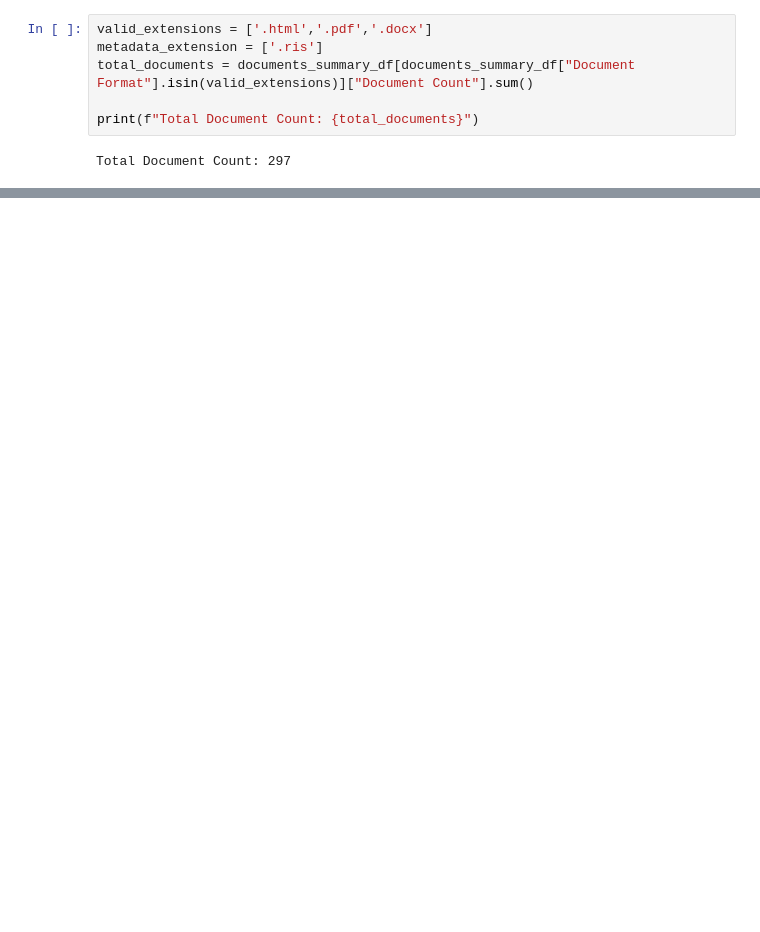
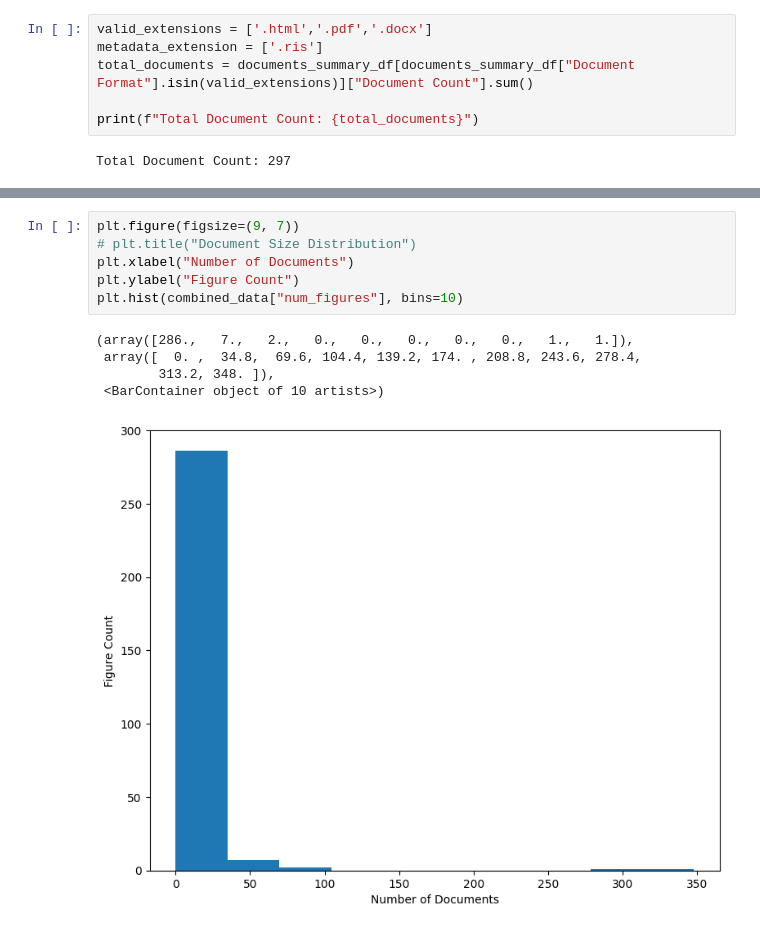
Before and after one commit to hakeematyab/Queryable-Shared-Reference-Repository, a Jupyter notebook: notebooks/EDA_9_30.ipynb, the cells around one changed output, grey strips where cells are left out. Drawn from its saved outputs; the diff is of its cells as text; blank space fills up the shorter version.

```diff
--- a/notebooks/EDA_9_30.ipynb
+++ b/notebooks/EDA_9_30.ipynb
@@ -38,0 +526,12 @@ Total Document Count: 297
+# %%
+plt.figure(figsize=(9, 7))
+# plt.title("Document Size Distribution")
+plt.xlabel("Number of Documents")
+plt.ylabel("Figure Count")
+plt.hist(combined_data["num_figures"], bins=10)
+# %% [output]
+(array([286.,   7.,   2.,   0.,   0.,   0.,   0.,   0.,   1.,   1.]),
+ array([  0. ,  34.8,  69.6, 104.4, 139.2, 174. , 208.8, 243.6, 278.4,
+        313.2, 348. ]),
+ <BarContainer object of 10 artists>)
+[figure, added]
```
Also changed, not shown: parts of 23 cells of this notebook, 1 other file.
